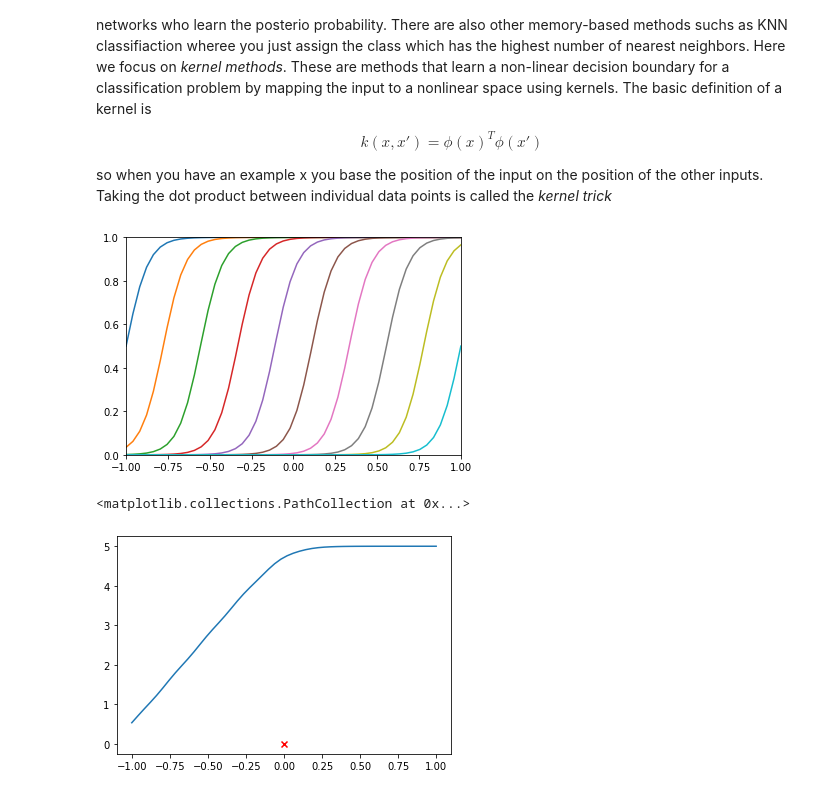
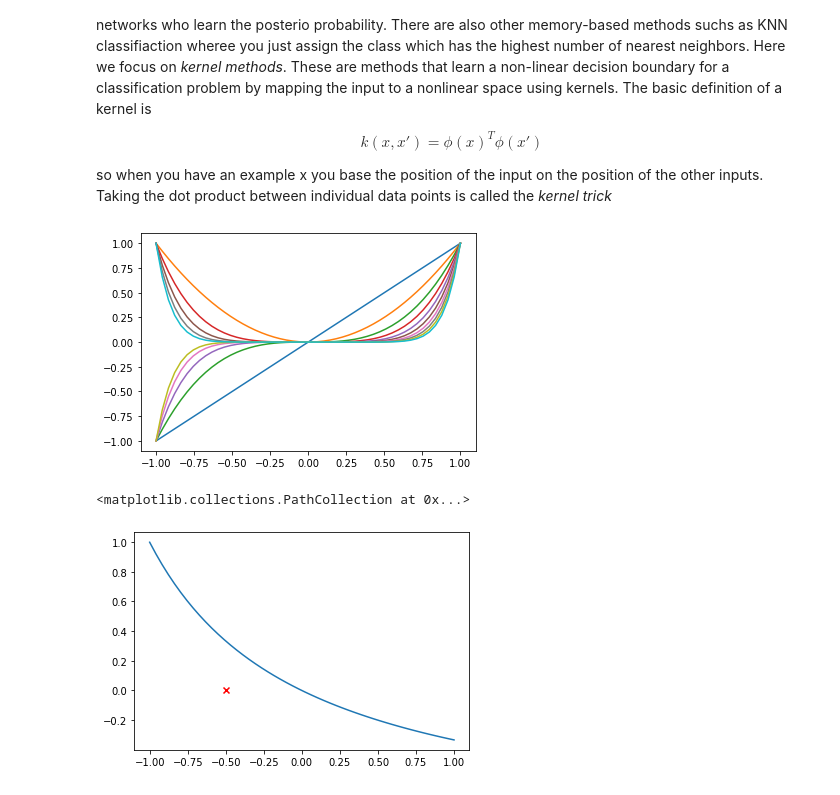
Before and after one commit to wouterMostard/PRML, a Jupyter notebook: Chapter 6 Kernel Methods.ipynb, the cells around one changed output. Cells and saved outputs as stored; diff of their text form; code cells hidden in the pictures.

```diff
--- a/Chapter 6 Kernel Methods.ipynb
+++ b/Chapter 6 Kernel Methods.ipynb
@@ -38,39 +38,37 @@ def create_feature_vector(x, basisfunctions):
 
     return fv.reshape(-1, 1)
 
 basisfunctions = []
 
 # Polynomials
-# for i in range(1, 11):
-#     basisfunctions.append(create_polynomial(i))
+for i in range(1, 11):
+    basisfunctions.append(create_polynomial(i))
 
 # Gaussians
 # for i in np.linspace(-1, 1, 10):
 #     basisfunctions.append(create_gaussian(i))
 
 # Sigmoid
-for i in np.linspace(-1, 1, 10):
-    basisfunctions.append(create_sigmoid(i))
+# for i in np.linspace(-1, 1, 10):
+#     basisfunctions.append(create_sigmoid(i))
 
 X = np.linspace(-1, 1)
 
 feature_space = []
-x_prime = 0
+x_prime = -0.50
 x_prime_vector = create_feature_vector(x_prime, basisfunctions)
 
 for x in X:
     feature_space.append((create_feature_vector(x, basisfunctions).T @ x_prime_vector)[0])
 
 plt.figure()
 for function in basisfunctions:
     plt.plot(X, function(X))
-plt.xlim(-1, 1)
-plt.ylim(0, 1)
 plt.show()
 
 plt.plot(X.flatten(), np.array(feature_space).flatten())
 plt.scatter(x_prime, 0, marker='x', c='r')
 # %% [output]
-[figure, old version]
+[figure, new version]
 <matplotlib.collections.PathCollection at 0x...>
-[figure, old version]
+[figure, new version]
```
Also changed, not shown: parts of 9 cells of this notebook, 1 other file.
